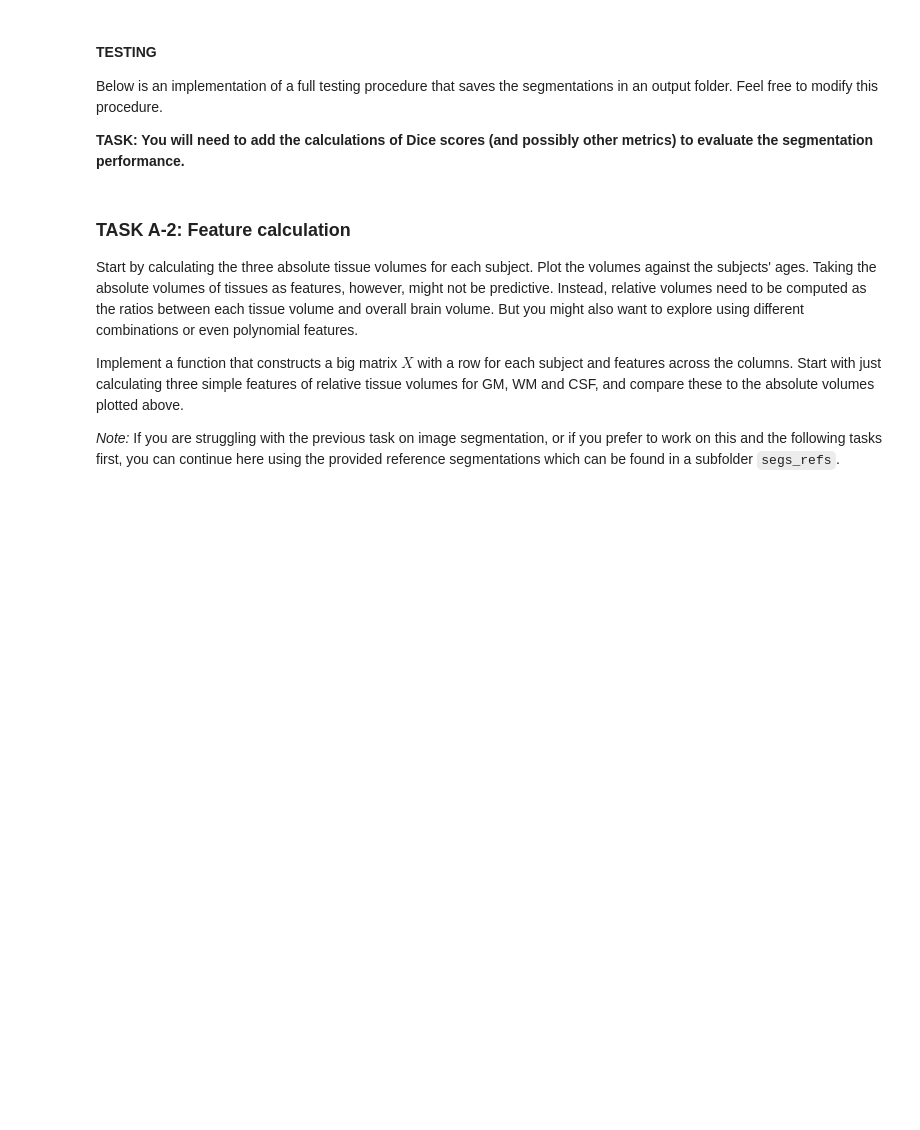
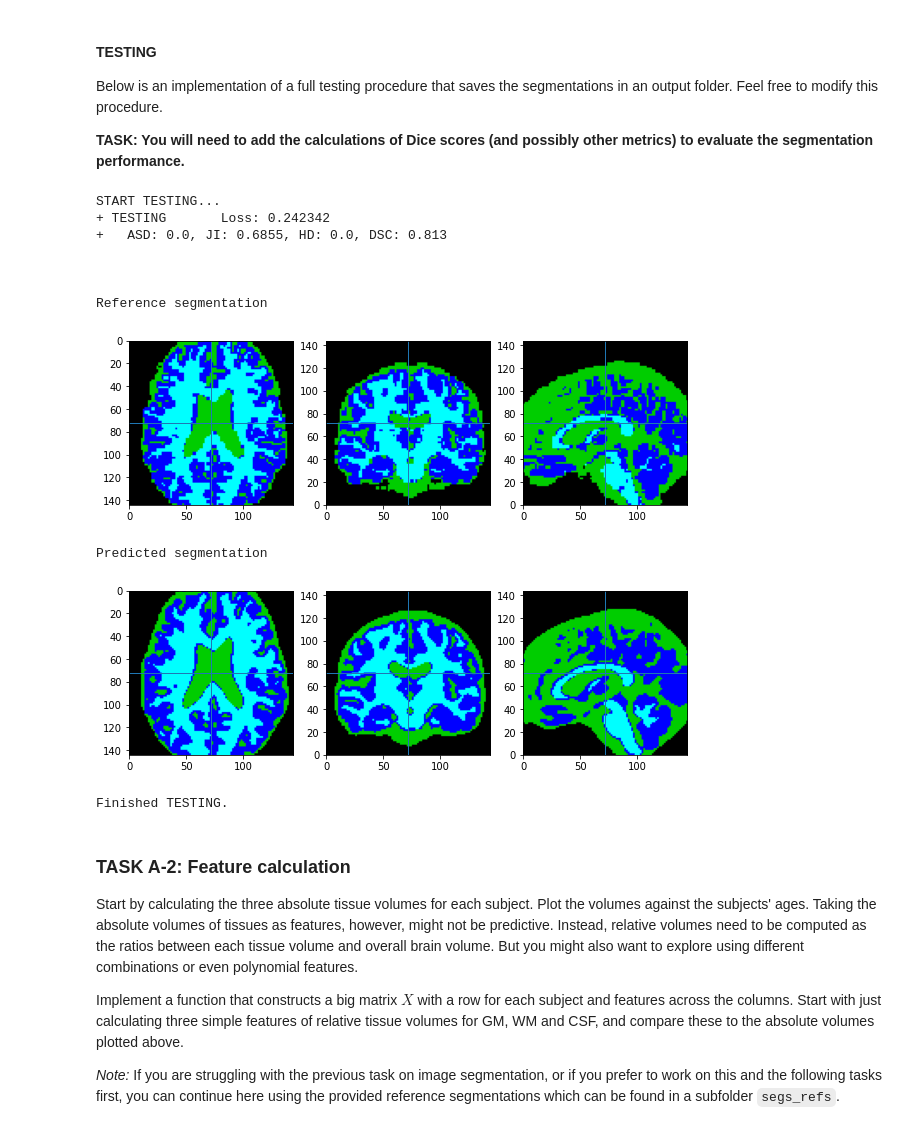
Before and after one commit to ML3ngiRNErT/imaging-cw, a Jupyter notebook: CW_Brain_Age_Regression_colab_integration.ipynb, the cells around one changed output. Saved outputs shown, nothing was run; the diff lists cells and outputs as text; code cells hidden in the pictures; blank space fills up the shorter version.

Commit message:
Unet - 82 DSC

```diff
--- a/CW_Brain_Age_Regression_colab_integration.ipynb
+++ b/CW_Brain_Age_Regression_colab_integration.ipynb
@@ -816,12 +1010,10 @@ epoch_val_log = []
 
 metrics_store = MetricsStore()
 
-# scheduler = MultiStepLR(optimizer, [10], gamma=0.1, last_epoch=-1, verbose=True)
+scheduler = MultiStepLR(optimizer, [30], gamma=0.1, last_epoch=-1, verbose=True)
 
 print('START TRAINING...')
 for epoch in range(1, num_epochs + 1):
-
-    # scheduler.step()
 
     # Training
     for batch_idx, batch_samples in enumerate(dataloader_train):
@@ -832,6 +1024,8 @@ for epoch in range(1, num_epochs + 1):
         loss = F.cross_entropy(prd, seg.squeeze(1))
         loss.backward()
         optimizer.step()
+
+    scheduler.step()
 
     # print(img.shape, seg.shape, prd.shape)
 
@@ -949,7 +1136,7 @@ pred_dir = os.path.join(out_dir, 'pred')
 if not os.path.exists(pred_dir):
     os.makedirs(pred_dir)
 
-model = SimpleNet3D(num_classes=num_classes)
+model = UNet(num_classes, filters=[1, 16, 32, 64]).to(device)
 model.load_state_dict(torch.load(os.path.join(model_dir, 'model.pt')))
 model.to(device)
 model.eval()
@@ -972,34 +1159,46 @@ with torch.no_grad():
 
         sample = dataset_test.get_sample(idx_test)
         name = dataset_test.get_seg_name(idx_test)
 
         # Note: Keep metric calculations before CopyInformation to
         #   ensure that both images' spacing/origins are overlapping
         prediction = sitk.GetImageFromArray(prd.cpu().squeeze().numpy().astype(np.uint8))
         reference = sitk.GetImageFromArray(seg.cpu().squeeze().numpy().astype(np.uint8))
         metrics_store.calc_seg_metrics(reference, prediction)
 
         prediction.CopyInformation(sample['seg'])
         sitk.WriteImage(prediction, os.path.join(pred_dir, name))
 
         idx_test += 1
 
 loss_test /= sum_pts
 
 ji, dsc, hd, asc = metrics_store.get_averages()
 metrics_store.reset()
 
 print('+ TESTING \tLoss: {:.6f}'.format(loss_test))
-print(f'+   ASD: {asd}, JI: {ji}, HD: {hd}, DSC: {dsc}')
+print(f'+   ASD: {asc}, JI: {ji}, HD: {hd}, DSC: {dsc}')
 print()
 
 # Show last testing sample as an example
 print('\n\nReference segmentation')
 display_image(sitk.LabelToRGB(sample['seg']))
 print('Predicted segmentation')
 display_image(sitk.LabelToRGB(prediction))
 
 print('\nFinished TESTING.')
+# %% [output]
+START TESTING...
++ TESTING       Loss: 0.242342
++   ASD: 0.0, JI: 0.6855, HD: 0.0, DSC: 0.813
+
+
+
+Reference segmentation
+[figure, added]
+Predicted segmentation
+[figure, added]
+Finished TESTING.
 # %% [markdown]
 ### TASK A-2: Feature calculation
 
```
Also changed, not shown: parts of 12 cells of this notebook.
